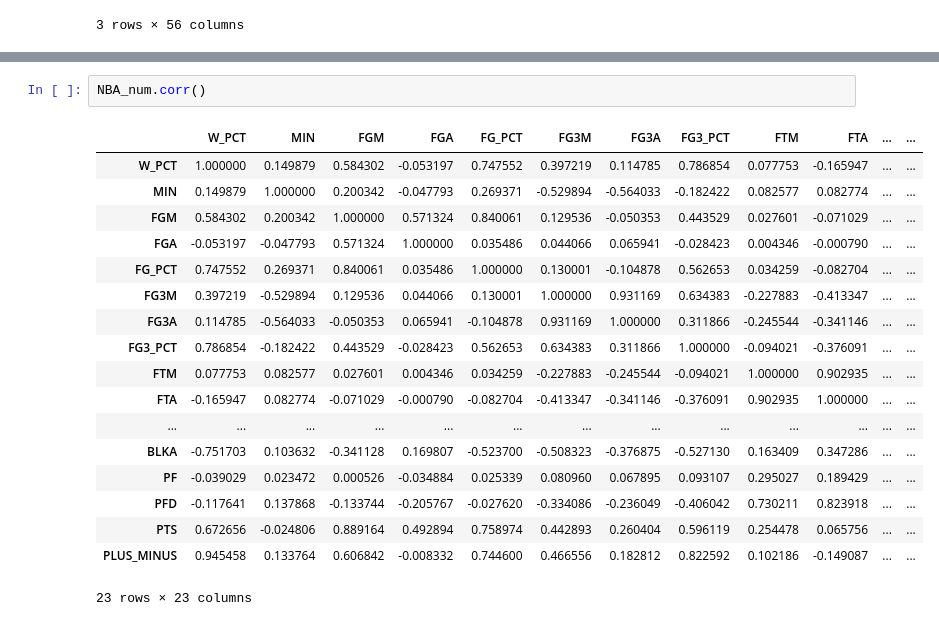
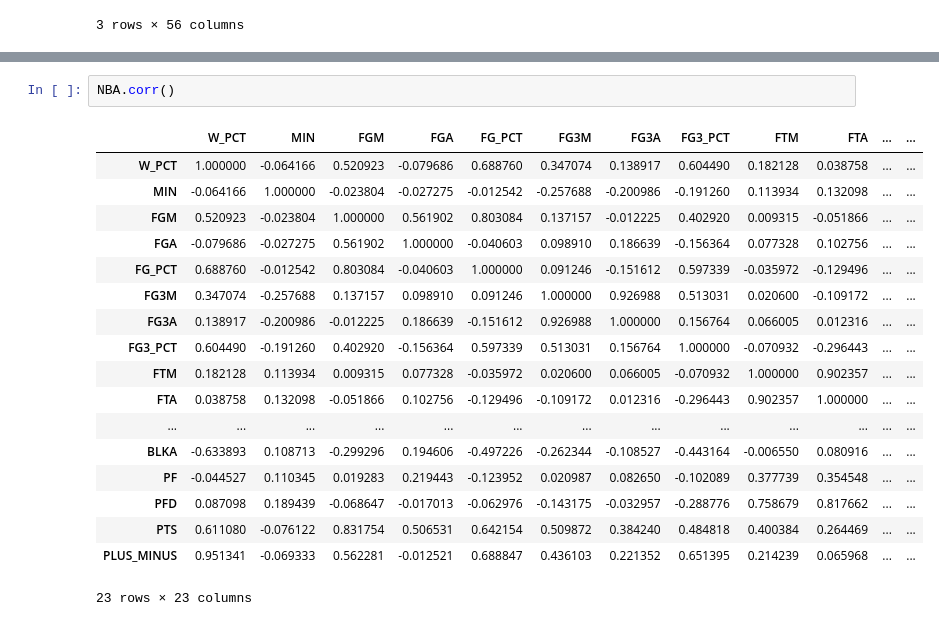
Before and after one commit to russellsprout/CMSE202_Proj, a Jupyter notebook: NBA.ipynb, the cells around one changed output, grey strips where cells are left out. Cells and saved outputs as stored; diff of their text form.

```diff
--- a/NBA.ipynb
+++ b/NBA.ipynb
@@ -249,22 +248,22 @@ NBA.head(3)
 # %%
-NBA_num.corr()
+NBA.corr()
 # %% [output]
 |  | W_PCT | MIN | FGM | FGA | FG_PCT | FG3M | FG3A | FG3_PCT | FTM | FTA | ... | ... |
-| W_PCT | 1.000000 | 0.149879 | 0.584302 | -0.053197 | 0.747552 | 0.397219 | 0.114785 | 0.786854 | 0.077753 | -0.165947 | ... | ... |
-| MIN | 0.149879 | 1.000000 | 0.200342 | -0.047793 | 0.269371 | -0.529894 | -0.564033 | -0.182422 | 0.082577 | 0.082774 | ... | ... |
-| FGM | 0.584302 | 0.200342 | 1.000000 | 0.571324 | 0.840061 | 0.129536 | -0.050353 | 0.443529 | 0.027601 | -0.071029 | ... | ... |
-| FGA | -0.053197 | -0.047793 | 0.571324 | 1.000000 | 0.035486 | 0.044066 | 0.065941 | -0.028423 | 0.004346 | -0.000790 | ... | ... |
-| FG_PCT | 0.747552 | 0.269371 | 0.840061 | 0.035486 | 1.000000 | 0.130001 | -0.104878 | 0.562653 | 0.034259 | -0.082704 | ... | ... |
-| FG3M | 0.397219 | -0.529894 | 0.129536 | 0.044066 | 0.130001 | 1.000000 | 0.931169 | 0.634383 | -0.227883 | -0.413347 | ... | ... |
-| FG3A | 0.114785 | -0.564033 | -0.050353 | 0.065941 | -0.104878 | 0.931169 | 1.000000 | 0.311866 | -0.245544 | -0.341146 | ... | ... |
-| FG3_PCT | 0.786854 | -0.182422 | 0.443529 | -0.028423 | 0.562653 | 0.634383 | 0.311866 | 1.000000 | -0.094021 | -0.376091 | ... | ... |
-| FTM | 0.077753 | 0.082577 | 0.027601 | 0.004346 | 0.034259 | -0.227883 | -0.245544 | -0.094021 | 1.000000 | 0.902935 | ... | ... |
-| FTA | -0.165947 | 0.082774 | -0.071029 | -0.000790 | -0.082704 | -0.413347 | -0.341146 | -0.376091 | 0.902935 | 1.000000 | ... | ... |
+| W_PCT | 1.000000 | -0.064166 | 0.520923 | -0.079686 | 0.688760 | 0.347074 | 0.138917 | 0.604490 | 0.182128 | 0.038758 | ... | ... |
+| MIN | -0.064166 | 1.000000 | -0.023804 | -0.027275 | -0.012542 | -0.257688 | -0.200986 | -0.191260 | 0.113934 | 0.132098 | ... | ... |
+| FGM | 0.520923 | -0.023804 | 1.000000 | 0.561902 | 0.803084 | 0.137157 | -0.012225 | 0.402920 | 0.009315 | -0.051866 | ... | ... |
+| FGA | -0.079686 | -0.027275 | 0.561902 | 1.000000 | -0.040603 | 0.098910 | 0.186639 | -0.156364 | 0.077328 | 0.102756 | ... | ... |
+| FG_PCT | 0.688760 | -0.012542 | 0.803084 | -0.040603 | 1.000000 | 0.091246 | -0.151612 | 0.597339 | -0.035972 | -0.129496 | ... | ... |
+| FG3M | 0.347074 | -0.257688 | 0.137157 | 0.098910 | 0.091246 | 1.000000 | 0.926988 | 0.513031 | 0.020600 | -0.109172 | ... | ... |
+| FG3A | 0.138917 | -0.200986 | -0.012225 | 0.186639 | -0.151612 | 0.926988 | 1.000000 | 0.156764 | 0.066005 | 0.012316 | ... | ... |
+| FG3_PCT | 0.604490 | -0.191260 | 0.402920 | -0.156364 | 0.597339 | 0.513031 | 0.156764 | 1.000000 | -0.070932 | -0.296443 | ... | ... |
+| FTM | 0.182128 | 0.113934 | 0.009315 | 0.077328 | -0.035972 | 0.020600 | 0.066005 | -0.070932 | 1.000000 | 0.902357 | ... | ... |
+| FTA | 0.038758 | 0.132098 | -0.051866 | 0.102756 | -0.129496 | -0.109172 | 0.012316 | -0.296443 | 0.902357 | 1.000000 | ... | ... |
 | ... | ... | ... | ... | ... | ... | ... | ... | ... | ... | ... | ... | ... |
-| BLKA | -0.751703 | 0.103632 | -0.341128 | 0.169807 | -0.523700 | -0.508323 | -0.376875 | -0.527130 | 0.163409 | 0.347286 | ... | ... |
-| PF | -0.039029 | 0.023472 | 0.000526 | -0.034884 | 0.025339 | 0.080960 | 0.067895 | 0.093107 | 0.295027 | 0.189429 | ... | ... |
-| PFD | -0.117641 | 0.137868 | -0.133744 | -0.205767 | -0.027620 | -0.334086 | -0.236049 | -0.406042 | 0.730211 | 0.823918 | ... | ... |
-| PTS | 0.672656 | -0.024806 | 0.889164 | 0.492894 | 0.758974 | 0.442893 | 0.260404 | 0.596119 | 0.254478 | 0.065756 | ... | ... |
-| PLUS_MINUS | 0.945458 | 0.133764 | 0.606842 | -0.008332 | 0.744600 | 0.466556 | 0.182812 | 0.822592 | 0.102186 | -0.149087 | ... | ... |
+| BLKA | -0.633893 | 0.108713 | -0.299296 | 0.194606 | -0.497226 | -0.262344 | -0.108527 | -0.443164 | -0.006550 | 0.080916 | ... | ... |
+| PF | -0.044527 | 0.110345 | 0.019283 | 0.219443 | -0.123952 | 0.020987 | 0.082650 | -0.102089 | 0.377739 | 0.354548 | ... | ... |
+| PFD | 0.087098 | 0.189439 | -0.068647 | -0.017013 | -0.062976 | -0.143175 | -0.032957 | -0.288776 | 0.758679 | 0.817662 | ... | ... |
+| PTS | 0.611080 | -0.076122 | 0.831754 | 0.506531 | 0.642154 | 0.509872 | 0.384240 | 0.484818 | 0.400384 | 0.264469 | ... | ... |
+| PLUS_MINUS | 0.951341 | -0.069333 | 0.562281 | -0.012521 | 0.688847 | 0.436103 | 0.221352 | 0.651395 | 0.214239 | 0.065968 | ... | ... |
 23 rows × 23 columns
 # %%
```
Also changed, not shown: parts of 22 cells of this notebook.
